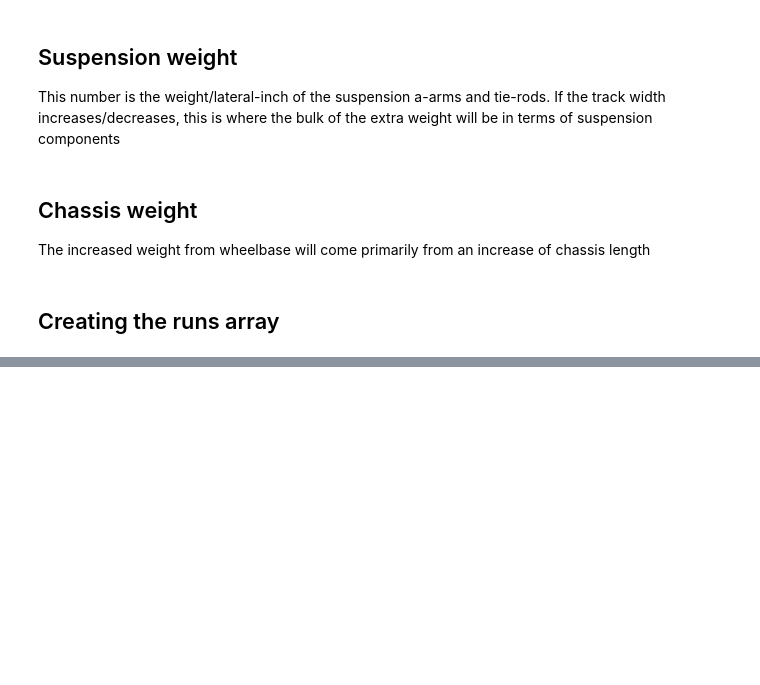
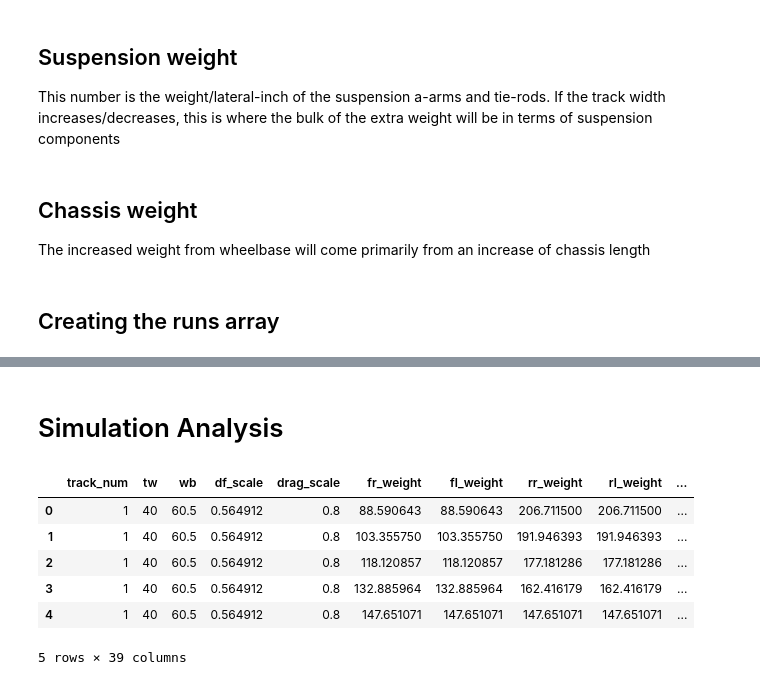
Before and after one commit to msfrt/Simulation, a Jupyter notebook: tw_wb/Track width and wheelbase study.ipynb, the cells around one changed output, grey strips where cells are left out. Cells and saved outputs as stored; diff of their text form; code cells hidden in the pictures; blank space fills up the shorter version.

```diff
--- a/tw_wb/Track width and wheelbase study.ipynb
+++ b/tw_wb/Track width and wheelbase study.ipynb
@@ -208,3 +202,21 @@ runs_df
 # %%
 # save the runs array as a csv!
 runs_df.to_csv("runs_insight.csv")
+# %% [markdown]
+# Simulation Analysis
+# %%
+# the file path to the results csv file (may be different on your system)
+results_file_path = "/Users/daveyonkers/Michigan State University/RSO-MSU Formula Racing Team - General/SR22 - Car XX/Systems/Simulation/working_dir/DOE/track_width_wheel_base/tw_wb_RESULTS.csv"
+
+# load the results into a dataframe
+results_df= pd.read_csv(results_file_path)
+
+results_df.head()
+# %% [output]
+|  | track_num | tw | wb | df_scale | drag_scale | fr_weight | fl_weight | rr_weight | rl_weight | ... |
+| 0 | 1 | 40 | 60.5 | 0.564912 | 0.8 | 88.590643 | 88.590643 | 206.711500 | 206.711500 | ... |
+| 1 | 1 | 40 | 60.5 | 0.564912 | 0.8 | 103.355750 | 103.355750 | 191.946393 | 191.946393 | ... |
+| 2 | 1 | 40 | 60.5 | 0.564912 | 0.8 | 118.120857 | 118.120857 | 177.181286 | 177.181286 | ... |
+| 3 | 1 | 40 | 60.5 | 0.564912 | 0.8 | 132.885964 | 132.885964 | 162.416179 | 162.416179 | ... |
+| 4 | 1 | 40 | 60.5 | 0.564912 | 0.8 | 147.651071 | 147.651071 | 147.651071 | 147.651071 | ... |
+5 rows × 39 columns
```
Also changed, not shown: parts of 11 cells of this notebook, 1 other file.
